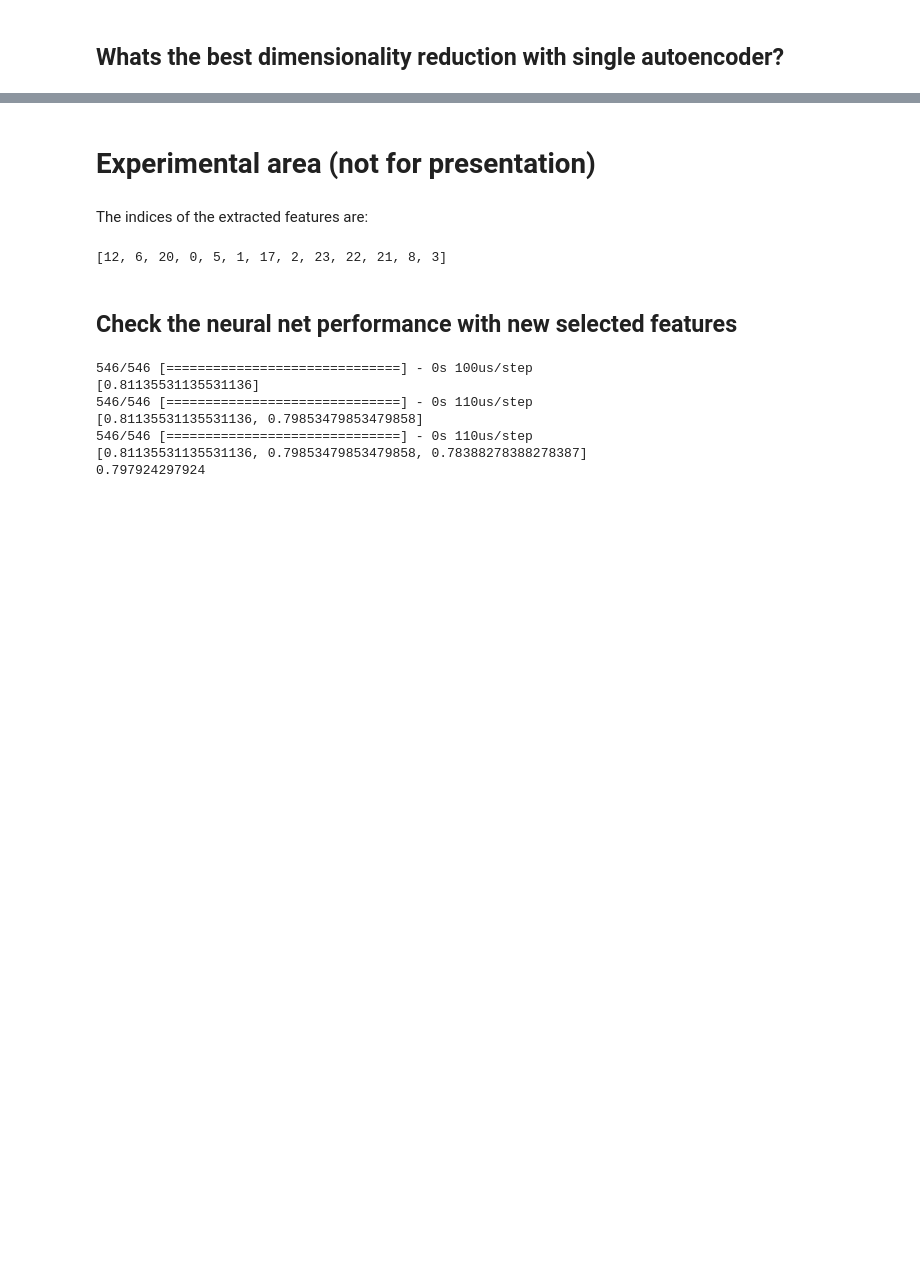
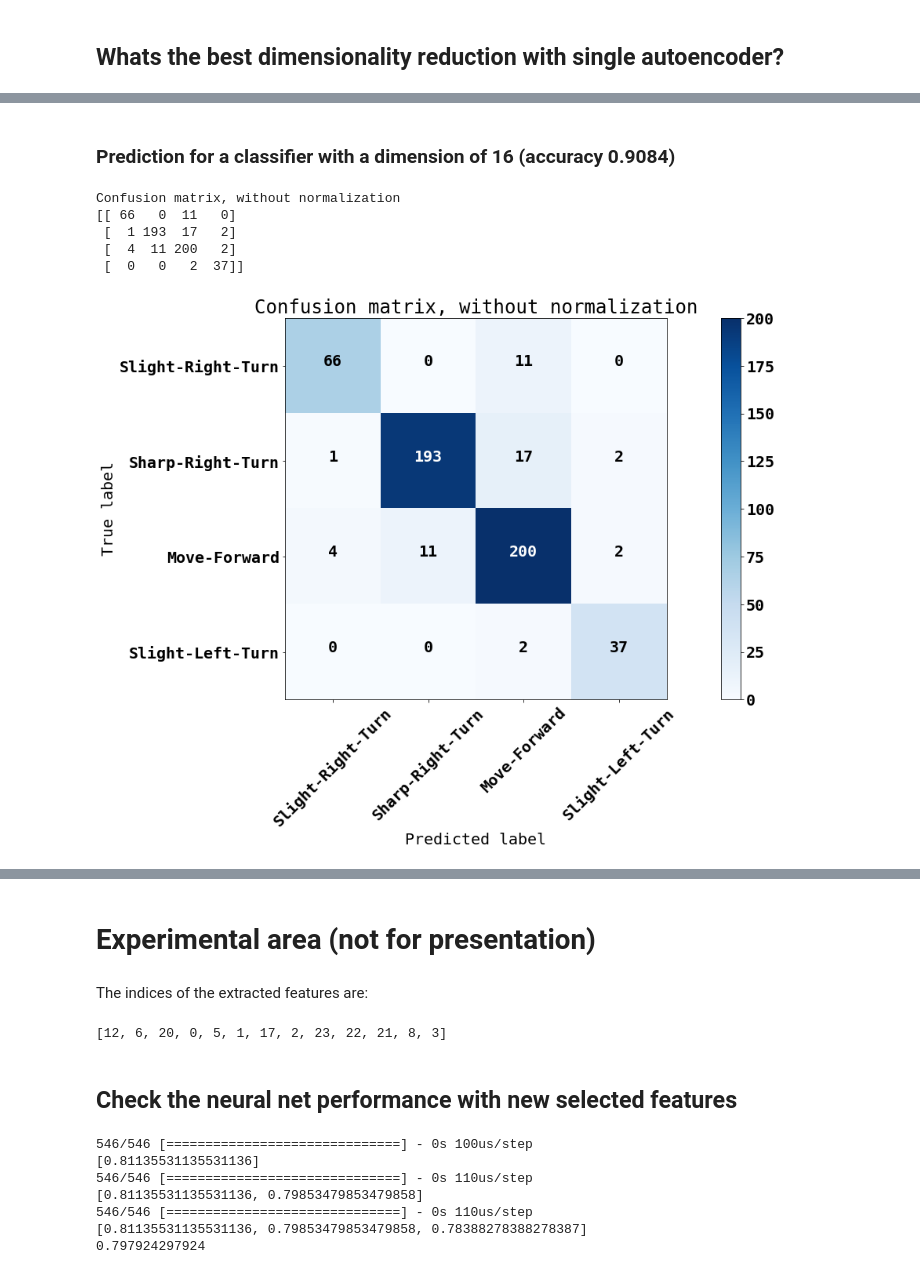
Before and after one commit to philippgrafendorfe/stackedautoencoders, a Jupyter notebook: ROBO_Autoencoder.ipynb, the cells around one changed output, grey strips where cells are left out. Cells and saved outputs as stored; diff of their text form; code cells hidden in the pictures; blank space fills up the shorter version.

```diff
--- a/ROBO_Autoencoder.ipynb
+++ b/ROBO_Autoencoder.ipynb
@@ -421,0 +494,18 @@ plt.ylim(0.6, 1)
+# %% [markdown]
+### Prediction for a classifier with a dimension of 16 (accuracy 0.9084)
+# %%
+# Compute confusion matrix
+cnf_matrix = confusion_matrix(y_eval, auto_classifier.predict(x_val)[0].argmax(axis=-1))
+np.set_printoptions(precision=2)
+# %%
+# Plot non-normalized confusion matrix
+plt.figure(figsize=(20,10))
+plot_confusion_matrix(cnf_matrix, classes=class_names,
+                      title='Confusion matrix, without normalization')
+# %% [output]
+Confusion matrix, without normalization
+[[ 66   0  11   0]
+ [  1 193  17   2]
+ [  4  11 200   2]
+ [  0   0   2  37]]
+[figure, added]
```
Also changed, not shown: parts of 20 cells of this notebook, 4 other files.
